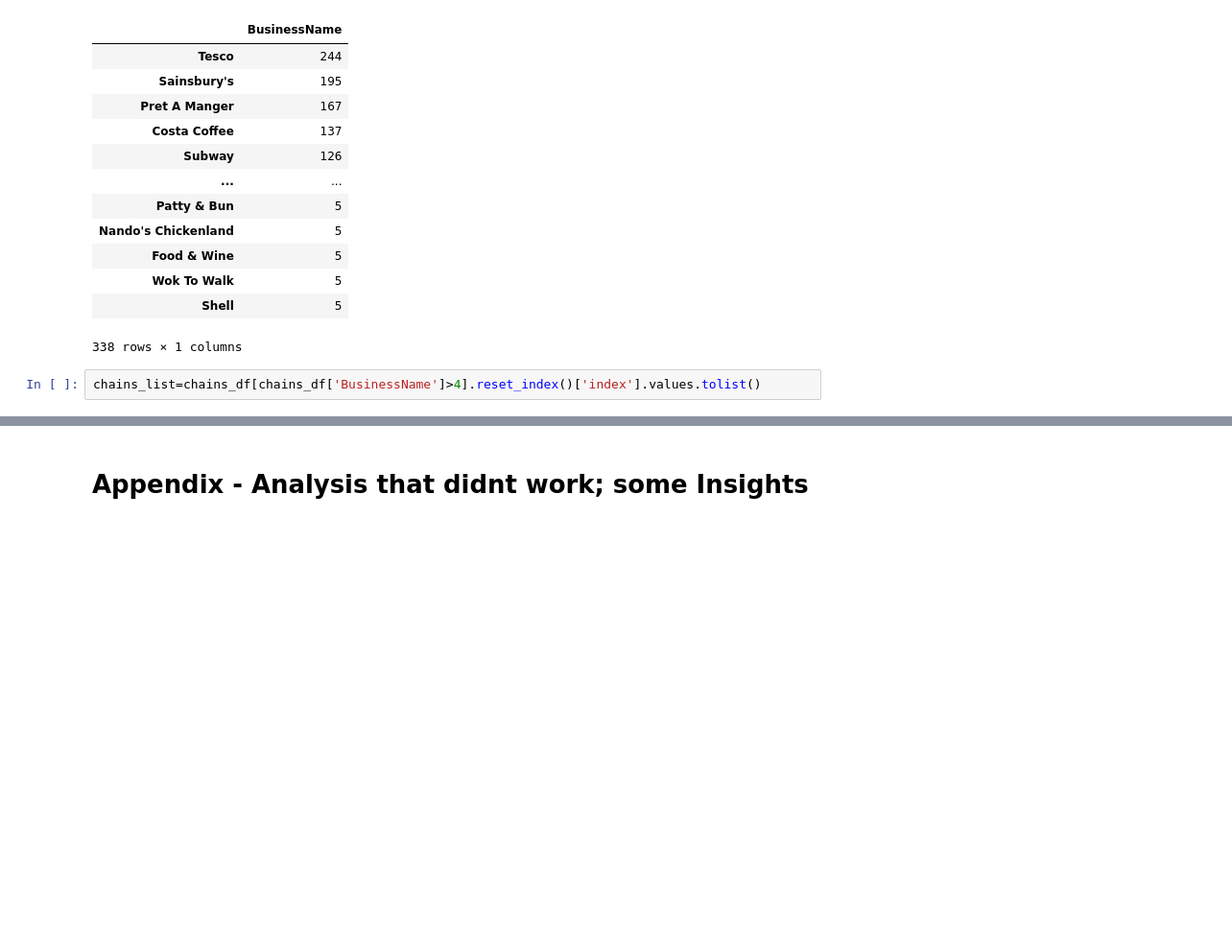
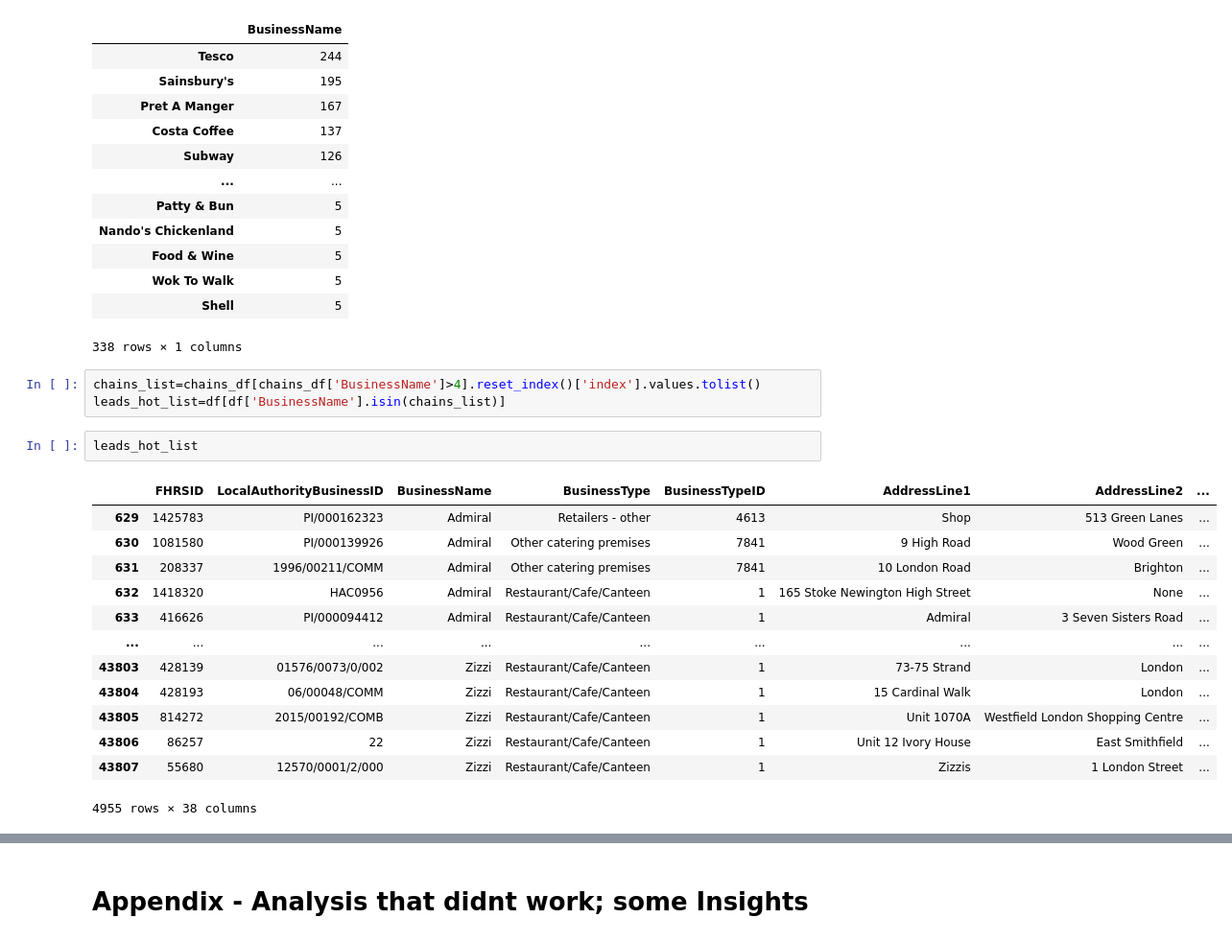
Before and after one commit to LouiseDantas/london-food-delivery, a Jupyter notebook: uber_notebook.ipynb, the cells around one changed output, grey strips where cells are left out. Shown: that part at 96% size. Saved outputs shown, nothing was run; the diff lists cells and outputs as text; blank space fills up the shorter version.

```diff
--- a/uber_notebook.ipynb
+++ b/uber_notebook.ipynb
@@ -327,3 +362,20 @@ chains_df[chains_df['BusinessName']>4]
 338 rows × 1 columns
 # %%
 chains_list=chains_df[chains_df['BusinessName']>4].reset_index()['index'].values.tolist()
+leads_hot_list=df[df['BusinessName'].isin(chains_list)]
+# %%
+leads_hot_list
+# %% [output]
+|  | FHRSID | LocalAuthorityBusinessID | BusinessName | BusinessType | BusinessTypeID | AddressLine1 | AddressLine2 | ... |
+| 629 | 1425783 | PI/000162323 | Admiral | Retailers - other | 4613 | Shop | 513 Green Lanes | ... |
+| 630 | 1081580 | PI/000139926 | Admiral | Other catering premises | 7841 | 9 High Road | Wood Green | ... |
+| 631 | 208337 | 1996/00211/COMM | Admiral | Other catering premises | 7841 | 10 London Road | Brighton | ... |
+| 632 | 1418320 | HAC0956 | Admiral | Restaurant/Cafe/Canteen | 1 | 165 Stoke Newington High Street | None | ... |
+| 633 | 416626 | PI/000094412 | Admiral | Restaurant/Cafe/Canteen | 1 | Admiral | 3 Seven Sisters Road | ... |
+| ... | ... | ... | ... | ... | ... | ... | ... | ... |
+| 43803 | 428139 | 01576/0073/0/002 | Zizzi | Restaurant/Cafe/Canteen | 1 | 73-75 Strand | London | ... |
+| 43804 | 428193 | 06/00048/COMM | Zizzi | Restaurant/Cafe/Canteen | 1 | 15 Cardinal Walk | London | ... |
+| 43805 | 814272 | 2015/00192/COMB | Zizzi | Restaurant/Cafe/Canteen | 1 | Unit 1070A | Westfield London Shopping Centre | ... |
+| 43806 | 86257 | 22 | Zizzi | Restaurant/Cafe/Canteen | 1 | Unit 12 Ivory House | East Smithfield | ... |
+| 43807 | 55680 | 12570/0001/2/000 | Zizzi | Restaurant/Cafe/Canteen | 1 | Zizzis | 1 London Street | ... |
+4955 rows × 38 columns
```
Also changed, not shown: parts of 17 cells of this notebook, 3 other files.
